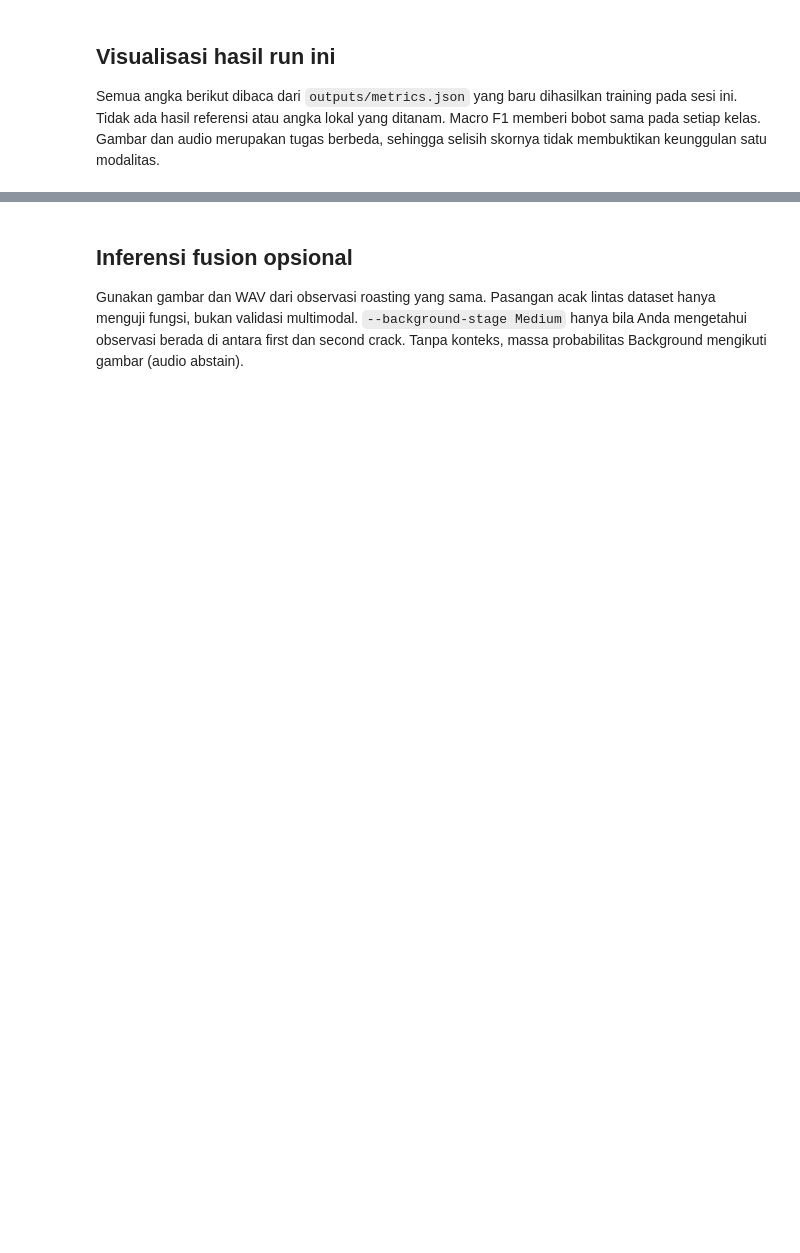
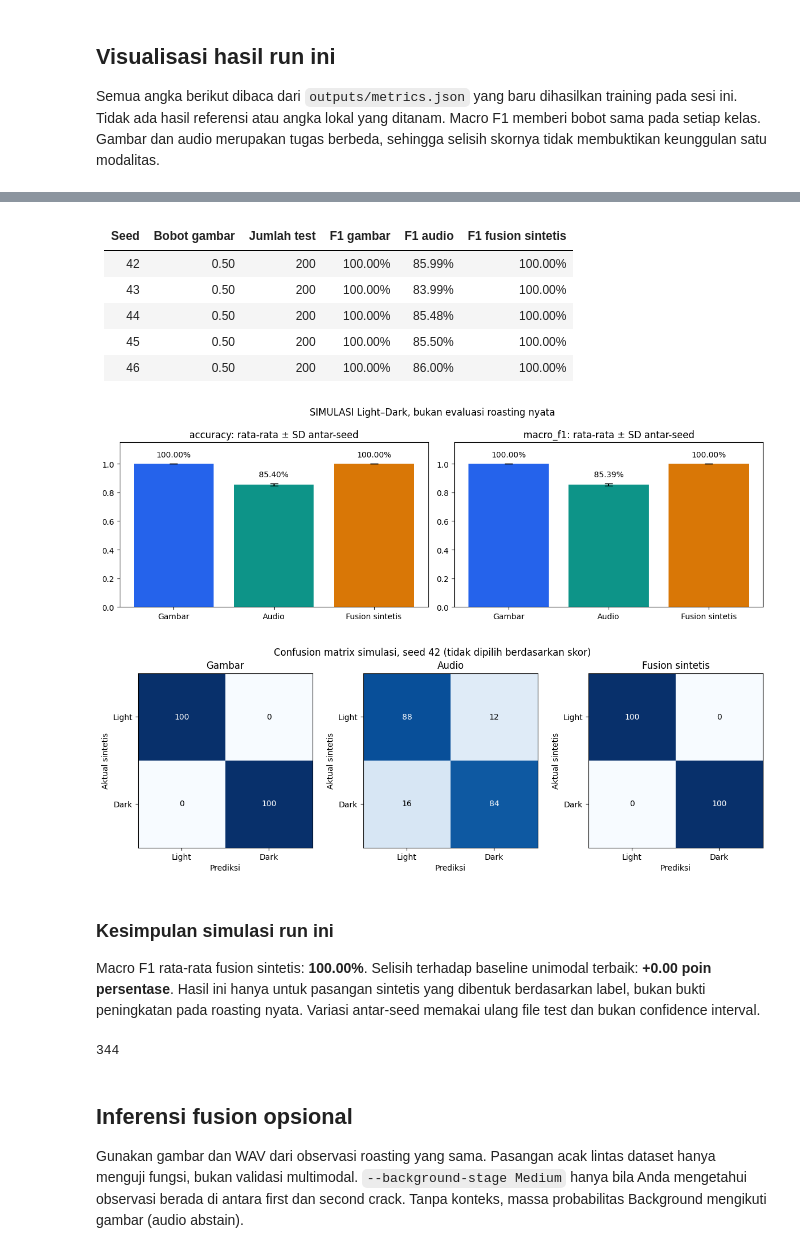
Before and after one commit to fimln/rfpp-project, a Jupyter notebook: notebooks/Coffee_Roast_Colab.ipynb, the cells around one changed output, grey strips where cells are left out. Drawn from its saved outputs; the diff is of its cells as text; code cells hidden in the pictures; blank space fills up the shorter version.

Commit message:
Add synthetic Light–Dark fusion simulation

```diff
--- a/notebooks/Coffee_Roast_Colab.ipynb
+++ b/notebooks/Coffee_Roast_Colab.ipynb
@@ -153,3 +256,61 @@ Path('outputs/conclusion.md').write_text(conclusion, encoding='utf-8')
+# %%
+if not globals().get('RUN_COMPLETED', False) or not globals().get('SIM_COMPLETED', False):
+    raise RuntimeError('Training dan simulasi run ini harus berhasil terlebih dahulu.')
+methods = ['Gambar', 'Audio', 'Fusion sintetis']
+table = ['| Seed | Bobot gambar | Jumlah test | F1 gambar | F1 audio | F1 fusion sintetis |',
+         '| --- | ---: | ---: | ---: | ---: | ---: |']
+for run in simulation:
+    values = [f"{run['methods'][method]['macro_f1']:.2%}" for method in methods]
+    table.append(f"| {run['seed']} | {run['image_weight']:.2f} | {run['test_pairs']} | " + ' | '.join(values) + ' |')
+display(Markdown('\n'.join(table)))
+fig, axes = plt.subplots(1, 2, figsize=(12, 4))
+for ax, metric in zip(axes, ['accuracy', 'macro_f1']):
+    values = np.asarray([[run['methods'][method][metric] for method in methods] for run in simulation])
+    bars = ax.bar(methods, values.mean(axis=0), yerr=values.std(axis=0), capsize=5,
+                  color=['#2563eb', '#0d9488', '#d97706'])
+    ax.bar_label(bars, labels=[f'{x:.2%}' for x in values.mean(axis=0)], padding=7)
+    ax.set_ylim(0, 1.15)
+    ax.set_title(metric + ': rata-rata ± SD antar-seed')
+fig.suptitle('SIMULASI Light–Dark, bukan evaluasi roasting nyata')
+fig.tight_layout()
+fig.savefig('outputs/synthetic_fusion_scores.png', dpi=150, bbox_inches='tight')
+plt.show(); plt.close(fig)
+fig, axes = plt.subplots(1, 3, figsize=(12, 4))
+for ax, method in zip(axes, methods):
+    matrix = np.asarray(simulation[0]['methods'][method]['confusion_matrix'])
+    ax.imshow(matrix, cmap='Blues', vmin=0, vmax=max(1, matrix.sum(axis=1).max()))
+    for i in range(2):
+        for j in range(2):
+            ax.text(j, i, str(matrix[i, j]), ha='center', va='center',
+                    color='white' if matrix[i, j] > matrix.sum(axis=1).max()/2 else 'black')
+    ax.set_xticks([0, 1], LABELS); ax.set_yticks([0, 1], LABELS)
+    ax.set_xlabel('Prediksi'); ax.set_ylabel('Aktual sintetis'); ax.set_title(method)
+fig.suptitle(f"Confusion matrix simulasi, seed {SEEDS[0]} (tidak dipilih berdasarkan skor)")
+fig.tight_layout()
+fig.savefig('outputs/synthetic_fusion_confusion.png', dpi=150, bbox_inches='tight')
+plt.show(); plt.close(fig)
+means = {method: np.mean([run['methods'][method]['macro_f1'] for run in simulation]) for method in methods}
+delta = means['Fusion sintetis'] - max(means['Gambar'], means['Audio'])
+summary = (f"### Kesimpulan simulasi run ini\n\nMacro F1 rata-rata fusion sintetis: **{means['Fusion sintetis']:.2%}**. "
+           f"Selisih terhadap baseline unimodal terbaik: **{delta*100:+.2f} poin persentase**. "
+           'Hasil ini hanya untuk pasangan sintetis yang dibentuk berdasarkan label, bukan bukti peningkatan pada roasting nyata. '
+           'Variasi antar-seed memakai ulang file test dan bukan confidence interval.')
+display(Markdown(summary))
+Path('outputs/synthetic_conclusion.md').write_text(summary, encoding='utf-8')
+# %% [output]
+| Seed | Bobot gambar | Jumlah test | F1 gambar | F1 audio | F1 fusion sintetis |
+| --- | ---: | ---: | ---: | ---: | ---: |
+| 42 | 0.50 | 200 | 100.00% | 85.99% | 100.00% |
+| 43 | 0.50 | 200 | 100.00% | 83.99% | 100.00% |
+| 44 | 0.50 | 200 | 100.00% | 85.48% | 100.00% |
+| 45 | 0.50 | 200 | 100.00% | 85.50% | 100.00% |
+| 46 | 0.50 | 200 | 100.00% | 86.00% | 100.00% |
+[figure, added]
+[figure, added]
+### Kesimpulan simulasi run ini
+
+Macro F1 rata-rata fusion sintetis: **100.00%**. Selisih terhadap baseline unimodal terbaik: **+0.00 poin persentase**. Hasil ini hanya untuk pasangan sintetis yang dibentuk berdasarkan label, bukan bukti peningkatan pada roasting nyata. Variasi antar-seed memakai ulang file test dan bukan confidence interval.
+344
 # %% [markdown]
 ## Inferensi fusion opsional
 Gunakan gambar dan WAV dari observasi roasting yang sama. Pasangan acak lintas dataset hanya menguji fungsi, bukan validasi multimodal. `--background-stage Medium` hanya bila Anda mengetahui observasi berada di antara first dan second crack. Tanpa konteks, massa probabilitas Background mengikuti gambar (audio abstain).
```
Also changed, not shown: parts of 12 cells of this notebook, 2 other files.
